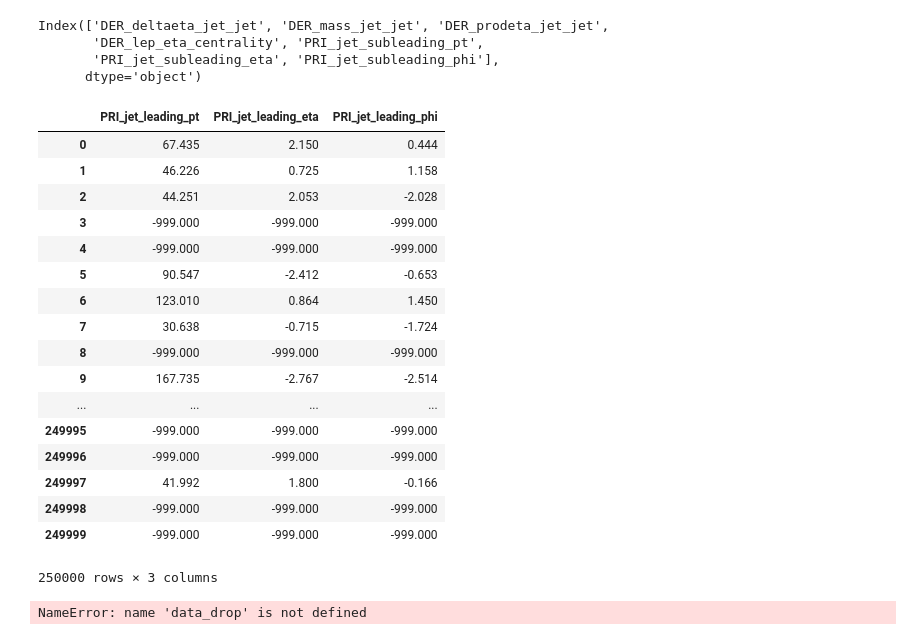
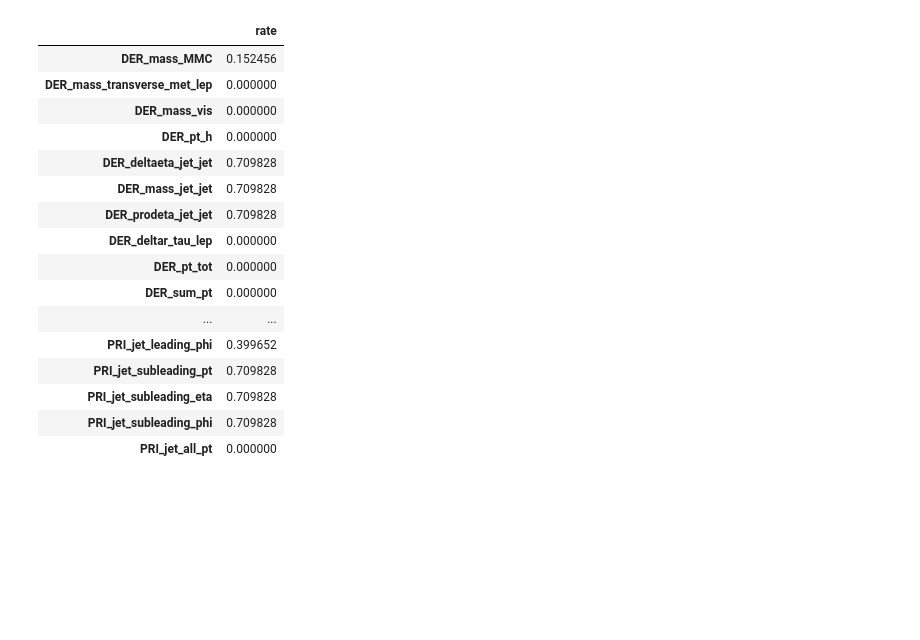
Before and after one commit to yf0726/ML_2018, a Jupyter notebook: ML_prj1_YF.ipynb, the cells around one changed output. Drawn from its saved outputs; the diff is of its cells as text; code cells hidden in the pictures; blank space fills up the shorter version.

```diff
--- a/ML_prj1_YF.ipynb
+++ b/ML_prj1_YF.ipynb
@@ -8,5 +18,2 @@ data_path = 'data/train.csv'
 # %%
 # label, features, ids = load_csv_data(data_path, sub_sample=True)
-# %%
-data = pd.read_csv(data_path)
-data.head()
@@ -27 +20,7 @@ dtype('int64')
+# %%
+data_tr = pd.read_csv('data/train.csv')
+data_te = pd.read_csv('data/test.csv')
+idx_tr = data_tr.Id
+idx_te = data_te.Id
+# data_tr.head()
 # %%
@@ -72,9 +47,10 @@ Index(['DER_mass_MMC', 'DER_mass_transverse_met_lep', 'DER_mass_vis',
 # %%
-def missing_rate(data,features):
+def missing_rate(data):
+    features = data.columns.drop(['Id','Prediction'])
     df_ = pd.DataFrame({'idx':[np.nan]})
     for feature in features:
         data2 = data.loc[(data[feature]==-999)].copy()
-        missing_rate = data2[feature].size/data[dataCol].size
+        missing_rate = data2[feature].size/data[feature].size
         df1 = pd.DataFrame({feature:[missing_rate]})
         df_ = pd.concat([df_,df1],axis=1)
     df_ = df_.drop(columns='idx')
@@ -88,34 +58,0 @@ NameError: name 'dataCol' is not defined
-# %%
-names = df_miss.loc[df_miss.rate==0.709828].index
-# data[list(names)].head()
-data_drop = data.drop(columns = list(names))
-#data_drop.head()
-names
-# %% [output]
-Index(['DER_deltaeta_jet_jet', 'DER_mass_jet_jet', 'DER_prodeta_jet_jet',
-       'DER_lep_eta_centrality', 'PRI_jet_subleading_pt',
-       'PRI_jet_subleading_eta', 'PRI_jet_subleading_phi'],
-      dtype='object')
-# %%
-names = df_miss.loc[df_miss.rate==0.399652].index
-# data_drop.drop(columns = list(names)).head()
-data_drop[names]
-# %% [output]
-|  | PRI_jet_leading_pt | PRI_jet_leading_eta | PRI_jet_leading_phi |
-| 0 | 67.435 | 2.150 | 0.444 |
-| 1 | 46.226 | 0.725 | 1.158 |
-| 2 | 44.251 | 2.053 | -2.028 |
-| 3 | -999.000 | -999.000 | -999.000 |
-| 4 | -999.000 | -999.000 | -999.000 |
-| 5 | 90.547 | -2.412 | -0.653 |
-| 6 | 123.010 | 0.864 | 1.450 |
-| 7 | 30.638 | -0.715 | -1.724 |
-| 8 | -999.000 | -999.000 | -999.000 |
-| 9 | 167.735 | -2.767 | -2.514 |
-| ... | ... | ... | ... |
-| 249995 | -999.000 | -999.000 | -999.000 |
-| 249996 | -999.000 | -999.000 | -999.000 |
-| 249997 | 41.992 | 1.800 | -0.166 |
-| 249998 | -999.000 | -999.000 | -999.000 |
-| 249999 | -999.000 | -999.000 | -999.000 |
-250000 rows × 3 columns
@@ -125,4 +58,0 @@ data_drop[names]
-# %%
-data_drop2 = data_drop.drop(columns = list(names)).head()
-# %% [output]
-NameError: name 'data_drop' is not defined
@@ -128,0 +66,21 @@ NameError: name 'data_drop' is not defined
+# %%
+df_miss_tr = missing_rate(data_tr)
+df_miss_tr
+# %% [output]
+|  | rate |
+| DER_mass_MMC | 0.152456 |
+| DER_mass_transverse_met_lep | 0.000000 |
+| DER_mass_vis | 0.000000 |
+| DER_pt_h | 0.000000 |
+| DER_deltaeta_jet_jet | 0.709828 |
+| DER_mass_jet_jet | 0.709828 |
+| DER_prodeta_jet_jet | 0.709828 |
+| DER_deltar_tau_lep | 0.000000 |
+| DER_pt_tot | 0.000000 |
+| DER_sum_pt | 0.000000 |
+| ... | ... |
+| PRI_jet_leading_phi | 0.399652 |
+| PRI_jet_subleading_pt | 0.709828 |
+| PRI_jet_subleading_eta | 0.709828 |
+| PRI_jet_subleading_phi | 0.709828 |
+| PRI_jet_all_pt | 0.000000 |
```
Also changed, not shown: parts of 34 cells of this notebook, 30 other files.
